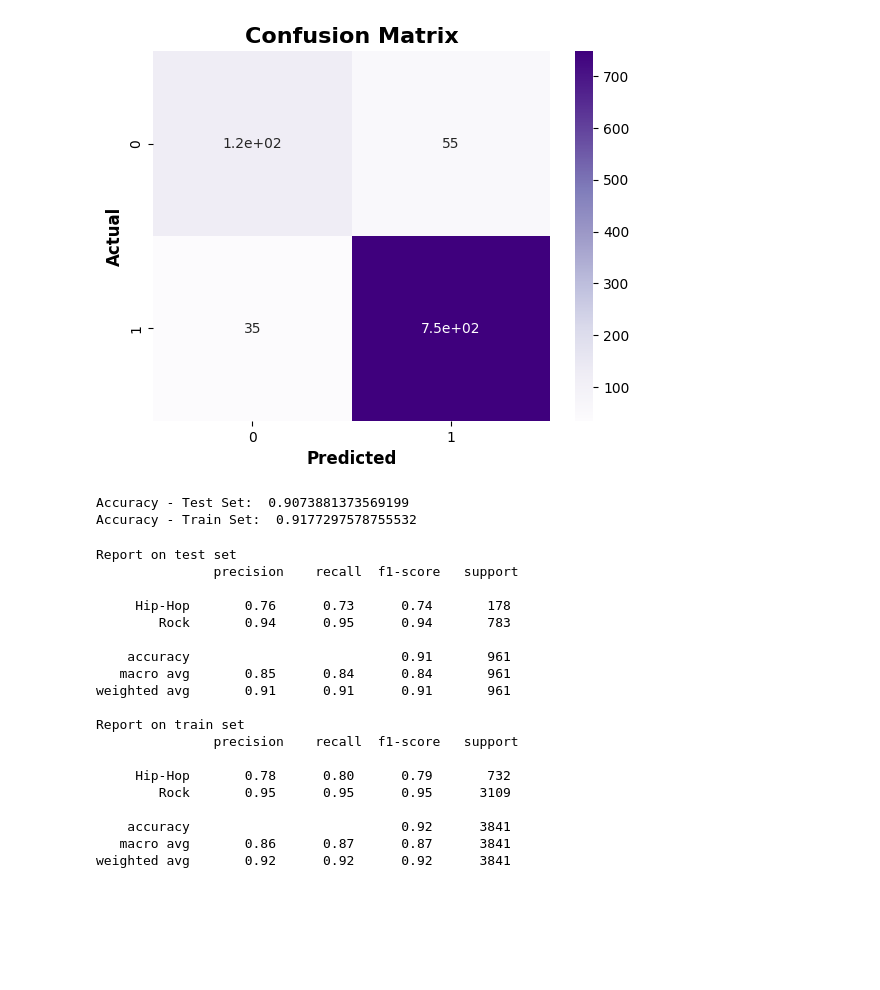
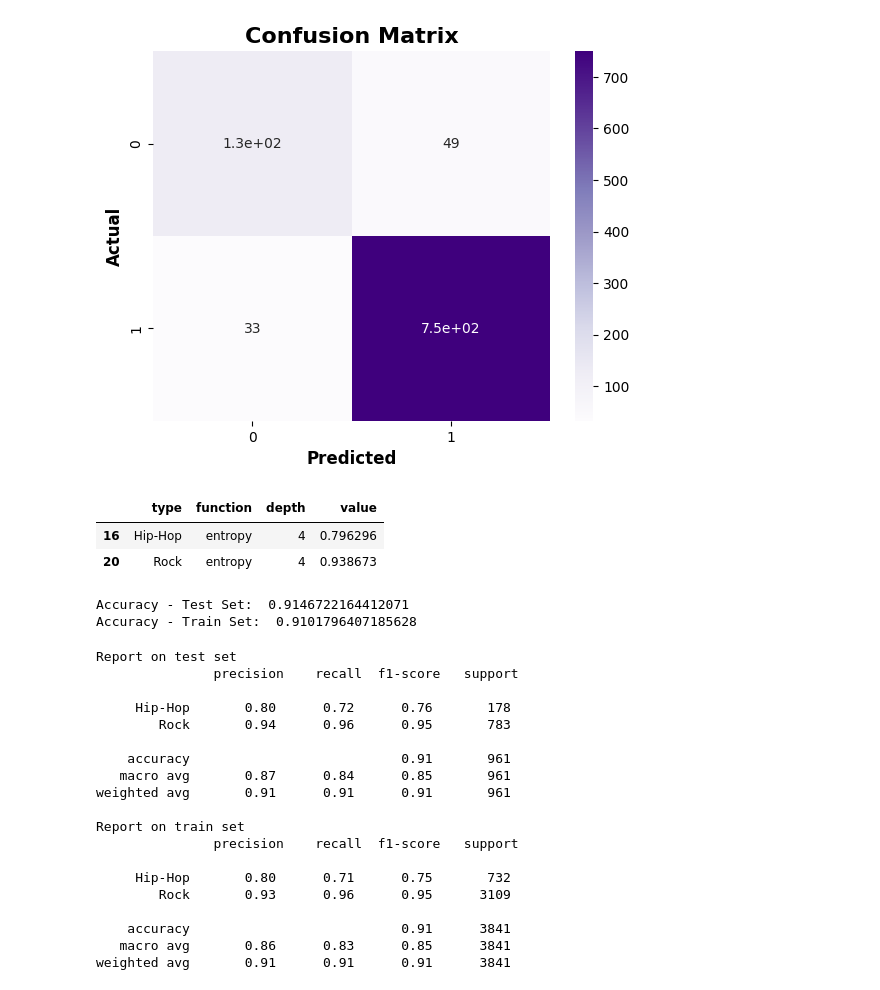
Before and after one commit to lorenzo-arcioni/master-ds, a Jupyter notebook: Workshops/4/Workshop_4_.ipynb, the cells around one changed output. Saved outputs shown, nothing was run; the diff lists cells and outputs as text; code cells hidden in the pictures; blank space fills up the shorter version.

```diff
--- a/Workshops/4/Workshop_4_.ipynb
+++ b/Workshops/4/Workshop_4_.ipynb
@@ -211,6 +196,7 @@ from sklearn.preprocessing import MinMaxScaler
 X_train = MinMaxScaler().fit_transform(X_train)
 X_test  = MinMaxScaler().fit_transform(X_test)
 # %%
+tree = DecisionTreeClassifier(criterion='entropy', max_depth=4, min_samples_split=2)
 tree = tree.fit(X_train, y_train)
 
 y_test_pred  = tree.predict(X_test)
@@ -224,32 +210,58 @@ plt.ylabel('Actual', fontweight='bold', fontsize=12)
 plt.show();
 # %% [output]
 [figure]
+# %%
+results = {}
+
+for f in ['entropy', 'gini', 'log_loss']:
+    results[f] = dict()
+
+    for depth in range(2, 20):
+        tree = DecisionTreeClassifier(criterion=f, max_depth=depth, min_samples_split=2)
+        tree = tree.fit(X_train, y_train)
+
+        y_test_pred  = tree.predict(X_test)
+        y_train_pred = tree.predict(X_train)
+
+        results[f][depth] = met.classification_report(y_test, y_test_pred, output_dict=True)
+# %%
+new_df = dict_to_df(results)
+
+new_df = new_df[new_df.feature == 'precision'].drop('feature', axis=1)
+new_df_g = new_df.groupby(['function', 'depth']).mean(numeric_only=True).reset_index()
+s = new_df_g.iloc[new_df_g.loc[:, 'value'].idxmax(), :]
+
+new_df[(new_df.function == s.function) & (new_df.depth == s.depth)]
+# %% [output]
+|  | type | function | depth | value |
+| 16 | Hip-Hop | entropy | 4 | 0.796296 |
+| 20 | Rock | entropy | 4 | 0.938673 |
 # %%
-print('Accuracy - Test Set: ',  metrics.accuracy_score(y_test, y_test_pred))
-print('Accuracy - Train Set: ', metrics.accuracy_score(y_train, y_train_pred))
+print('Accuracy - Test Set: ',  met.accuracy_score(y_test, y_test_pred))
+print('Accuracy - Train Set: ', met.accuracy_score(y_train, y_train_pred))
 # %% [output]
-Accuracy - Test Set:  0.9073881373569199
-Accuracy - Train Set:  0.9177297578755532
+Accuracy - Test Set:  0.9146722164412071
+Accuracy - Train Set:  0.9101796407185628
 # %%
-print('Report on test set \n', metrics.classification_report(y_test, y_test_pred))
-print('Report on train set\n', metrics.classification_report(y_train, y_train_pred))
+print('Report on test set \n', met.classification_report(y_test, y_test_pred))
+print('Report on train set\n', met.classification_report(y_train, y_train_pred))
 # %% [output]
 Report on test set
                precision    recall  f1-score   support
 
-     Hip-Hop       0.76      0.73      0.74       178
-        Rock       0.94      0.95      0.94       783
+     Hip-Hop       0.80      0.72      0.76       178
+        Rock       0.94      0.96      0.95       783
 
     accuracy                           0.91       961
-   macro avg       0.85      0.84      0.84       961
+   macro avg       0.87      0.84      0.85       961
 weighted avg       0.91      0.91      0.91       961
 
 Report on train set
                precision    recall  f1-score   support
 
-     Hip-Hop       0.78      0.80      0.79       732
-        Rock       0.95      0.95      0.95      3109
+     Hip-Hop       0.80      0.71      0.75       732
+        Rock       0.93      0.96      0.95      3109
 
-    accuracy                           0.92      3841
-   macro avg       0.86      0.87      0.87      3841
-weighted avg       0.92      0.92      0.92      3841
+    accuracy                           0.91      3841
+   macro avg       0.86      0.83      0.85      3841
+weighted avg       0.91      0.91      0.91      3841
```
Also changed, not shown: parts of 10 cells of this notebook.
